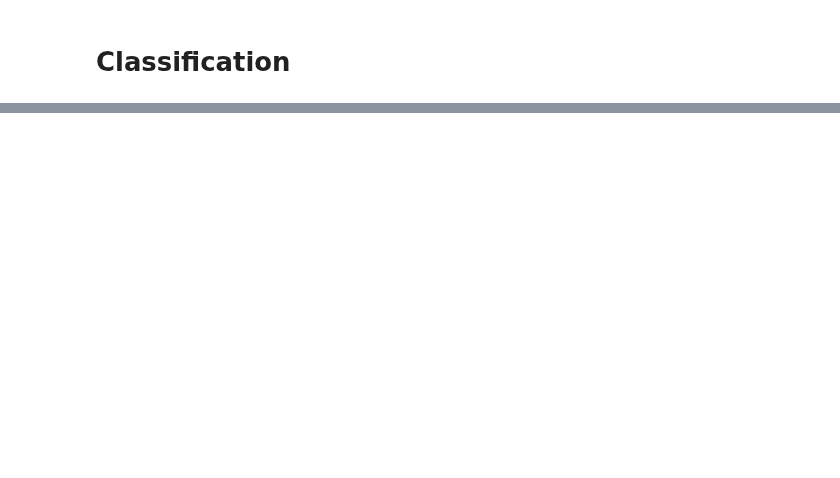
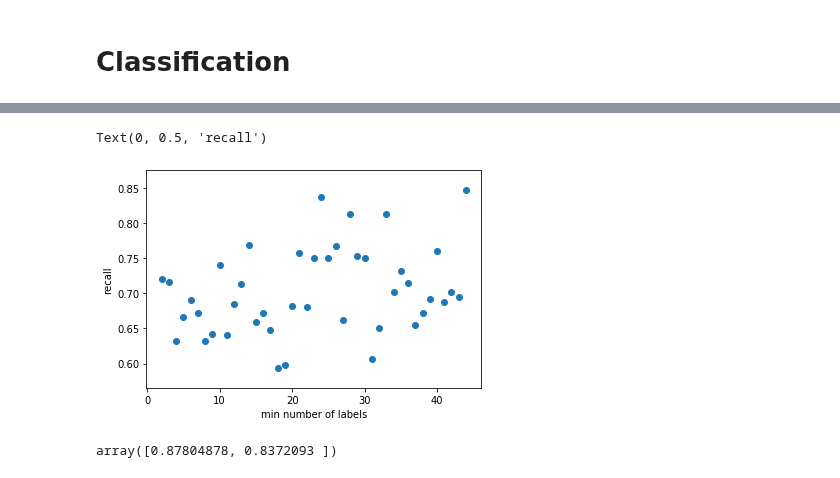
Before and after one commit to ProjectSidewalk/sidewalk-quality-analysis, a Jupyter notebook: sidewalk-user-quality-analysis-neil.ipynb, the cells around one changed output, grey strips where cells are left out. Cells and saved outputs as stored; diff of their text form; code cells hidden in the pictures; blank space fills up the shorter version.

```diff
--- a/sidewalk-user-quality-analysis-neil.ipynb
+++ b/sidewalk-user-quality-analysis-neil.ipynb
@@ -200,0 +560,14 @@ KeyError: 'predicted'
+# %%
+%%time
+warnings.filterwarnings('ignore')
+def run_range(min_labels):
+    try:
+        print(min_labels)
+        users_for_analysis = users.index[users['labels_validated'] > min_labels]
+        users2 = users.loc[users_for_analysis]
+        return get_p_r(users2, label_correctness)
+    except Exception:
+        return (-1, -1)
+
+with mp.Pool(4) as p:
+    results = p.map(run_range, np.arange(1,75))
@@ -200,0 +592,22 @@ KeyError: 'predicted'
+# %%
+results = np.array(results)
+# %%
+results_with_min = np.concatenate((np.arange(2, 76).reshape(-1, 1), results), axis=1)
+results_invalid = results_with_min[~(results == -1).any(axis=1)]
+results_df = pd.DataFrame(data=results_invalid, columns=('min', 'precision', 'recall')).set_index('min')
+# %%
+results_df = results_df.iloc[results_df.index < 45]
+# %%
+plt.figure()
+# plt.scatter(results_df.index, results_df['precision'])
+plt.scatter(results_df.index, results_df['recall'])
+# plt.scatter(results_df.index, 2/(1/results_df['precision'] + 1/results_df['recall']))
+plt.xlabel('min number of labels')
+plt.ylabel('recall')
+# %% [output]
+Text(0, 0.5, 'recall')
+[figure, added]
+# %%
+results[44]
+# %% [output]
+array([0.87804878, 0.8372093 ])
```
Also changed, not shown: parts of 46 cells of this notebook.
